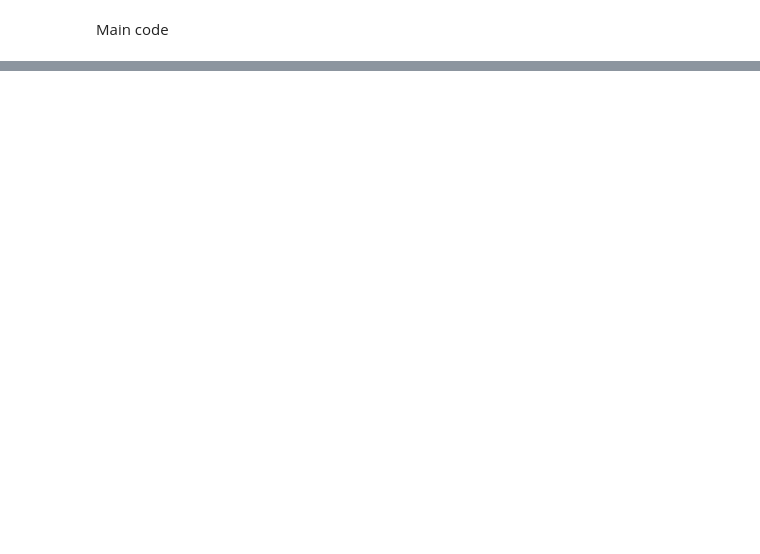
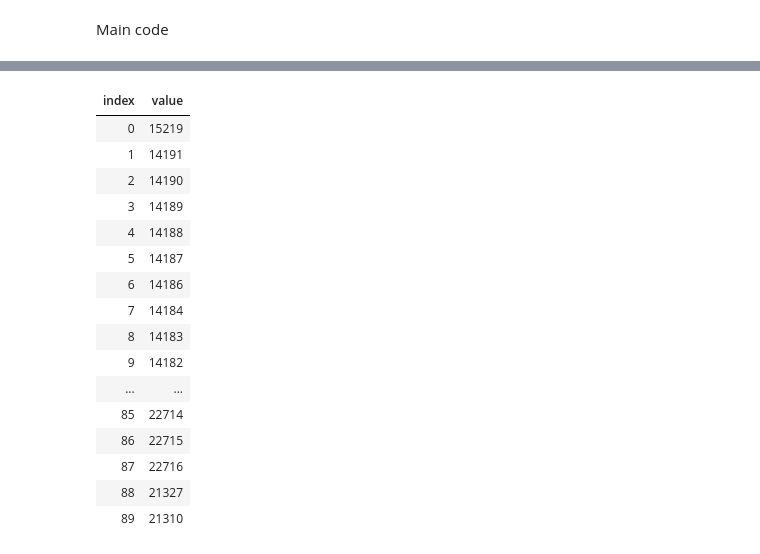
Before and after one commit to Smartrak/public-notebooks, a Jupyter notebook: Actual Arrival Analysis.ipynb, the cells around one changed output, grey strips where cells are left out. Cells and saved outputs as stored; diff of their text form; code cells hidden in the pictures; blank space fills up the shorter version.

```diff
--- a/Actual Arrival Analysis.ipynb
+++ b/Actual Arrival Analysis.ipynb
@@ -60 +134,10 @@ using XPlot.Plotly;
+# %%
+static Frame<int, string> Filter(this Frame<int, string> frame, params Func<KeyValuePair<int, ObjectSeries<string>>, bool>[] conditions)
+{
+    var result = frame;
+    foreach (var condition in conditions)
+        result = result.Where(condition);
+
+    return result;
+}
 # %%
@@ -115,0 +207,21 @@ Min: -349, Max: 1780, Mean: 70.54125851501699, Median: 46, stDev: 144.6523856871
+# %%
+var stops = frame.GetColumn<string>("IrsStopCode").Values.Distinct().ToArray();
+display(stops);
+# %% [output]
+| index | value |
+| 0 | 15219 |
+| 1 | 14191 |
+| 2 | 14190 |
+| 3 | 14189 |
+| 4 | 14188 |
+| 5 | 14187 |
+| 6 | 14186 |
+| 7 | 14184 |
+| 8 | 14183 |
+| 9 | 14182 |
+| ... | ... |
+| 85 | 22714 |
+| 86 | 22715 |
+| 87 | 22716 |
+| 88 | 21327 |
+| 89 | 21310 |
```
Also changed, not shown: parts of 16 cells of this notebook, 14 other files.
